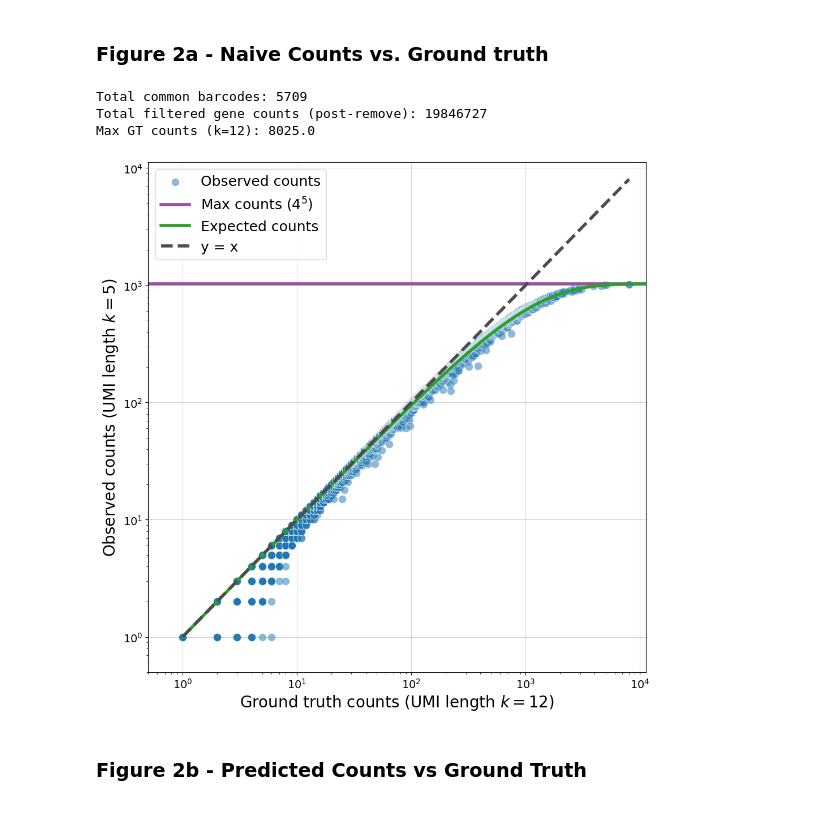
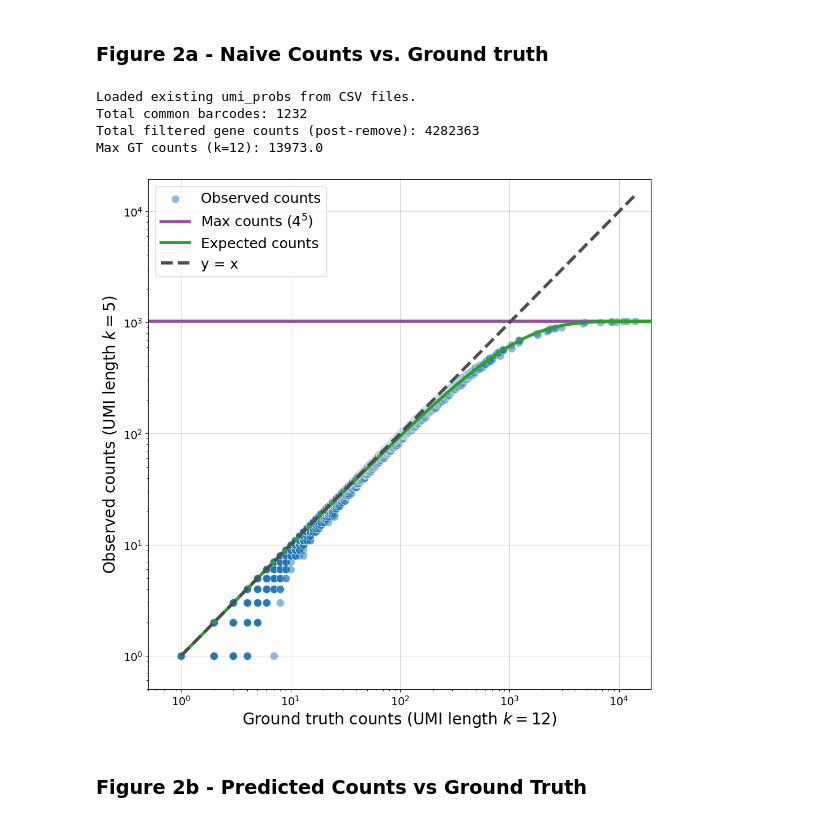
Before and after one commit to agdylan/minimal_UMIs, a Jupyter notebook: main_scripts/manuscript_plot_code.ipynb, the cells around one changed output. Cells and saved outputs as stored; diff of their text form; code cells hidden in the pictures.

```diff
--- a/main_scripts/manuscript_plot_code.ipynb
+++ b/main_scripts/manuscript_plot_code.ipynb
@@ -29,7 +27,8 @@ import scanpy as sc
 import scipy.sparse as sp
 from umi_utils import non_unif_forward_model
 import pandas as pd
-
+from umi_utils import generate_umis_and_probs
+from pathlib import Path
 
 
 # Define which genes to remove
@@ -38,7 +37,7 @@ remove = np.array([
     # add any other gene names you want to drop here
 ])
 
-dataset = "5k_PBMCs"  # Change to "1k_PBMCs" if needed
+dataset = "1k_PBMCs"  # Change to "1k_PBMCs" if needed
 
 adata_dict = {}
 adata_path = f"{base_dir}/{dataset}/ub_objects/adata_matrices"
@@ -50,12 +49,22 @@ adata_dict[i] = sc.read_h5ad(f"{adata_path}/adata_{i}.h5ad")
 adata_dict[j] = sc.read_h5ad(f"{adata_path}/adata_{j}.h5ad")
 
 
-umi_prob_dict = {}
-for i in range(1, 13):
-    umi_prob_dict[i] = pd.read_csv(f"{base_dir}/data/umi_probs/umi_probs_{i}.csv")
+
+### Generates the umi probabilities if they don't already exist
+if all((Path(base_dir) / "data" / "umi_probs" / f"umi_probs_{i}.csv").exists() for i in range(1, 13)):
+    umi_prob_dict = {}
+    for i in range(1, 13):
+        umi_prob_dict[i] = pd.read_csv(Path(base_dir) / "data" / "umi_probs" / f"umi_probs_{i}.csv")
+    print("Loaded existing umi_probs from CSV files.")
+else:
+    umi_prob_dict = generate_umis_and_probs(
+        max_len=12,
+        outdir=Path(base_dir) / "data" / "umi_probs"
+    )
+    print("Generated new umi_probs and saved to CSV.")
+
 
 umi_probs = umi_prob_dict[j]["prob"]
-
 
 # Align barcodes
 common_barcodes = sorted(
@@ -120,38 +129,39 @@ sv = 1.4
 n_values = np.logspace(0, np.log(sorted_gene_counts_i.max()*sv), 200)
 n_values = n_values.astype(float)
 model_vals = np.array([non_unif_forward_model(float(n), probs, 4**j) for n in n_values])
 
 plt.plot(
     n_values,
     model_vals,
     color='#2ca02c',
     linewidth=4,
     label='Expected counts'
 )
 
 max_val = sorted_gene_counts_i.max()
 plt.plot([1, max_val], [1, max_val], linestyle='--', color='#4D4D4D', linewidth=4, label='y = x')
 
 plt.xscale('log')
 plt.yscale('log')
 plt.xticks(fontsize=14)
 plt.yticks(fontsize=14)
 plt.xlim(0.5, max_val*sv)
 plt.ylim(0.5, max_val*sv)
 plt.ylabel(r"Observed counts (UMI length $k=5$)", fontsize=20)
 plt.xlabel(r"Ground truth counts (UMI length $k=12$)", fontsize=20)
 plt.grid(True, linestyle='-', linewidth=0.5, color='gray', alpha=0.5)
 plt.legend(loc="upper left", fontsize=18)
 
 plt.tight_layout()
-plt.savefig(f"{base_dir}/figures/{dataset}/{dataset}_obs_vs_gt_counts.jpeg", dpi=300)
+# plt.savefig(f"{base_dir}/figures/{dataset}/{dataset}_obs_vs_gt_counts.jpeg", dpi=300)
 plt.show()
 plt.close()
 # %% [output]
-Total common barcodes: 5709
-Total filtered gene counts (post-remove): 19846727
-Max GT counts (k=12): 8025.0
+Loaded existing umi_probs from CSV files.
+Total common barcodes: 1232
+Total filtered gene counts (post-remove): 4282363
+Max GT counts (k=12): 13973.0
-[figure, old version]
+[figure, new version]
 # %% [markdown]
 ### Figure 2b - Predicted Counts vs Ground Truth
 # %%
```
Also changed, not shown: parts of 4 cells of this notebook, 4 other files.
